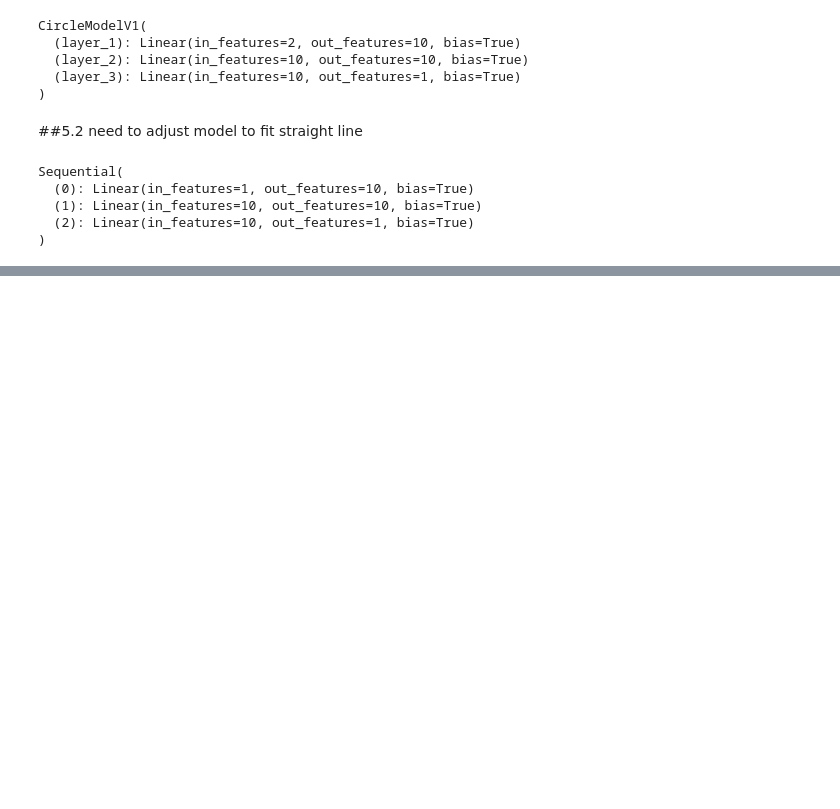
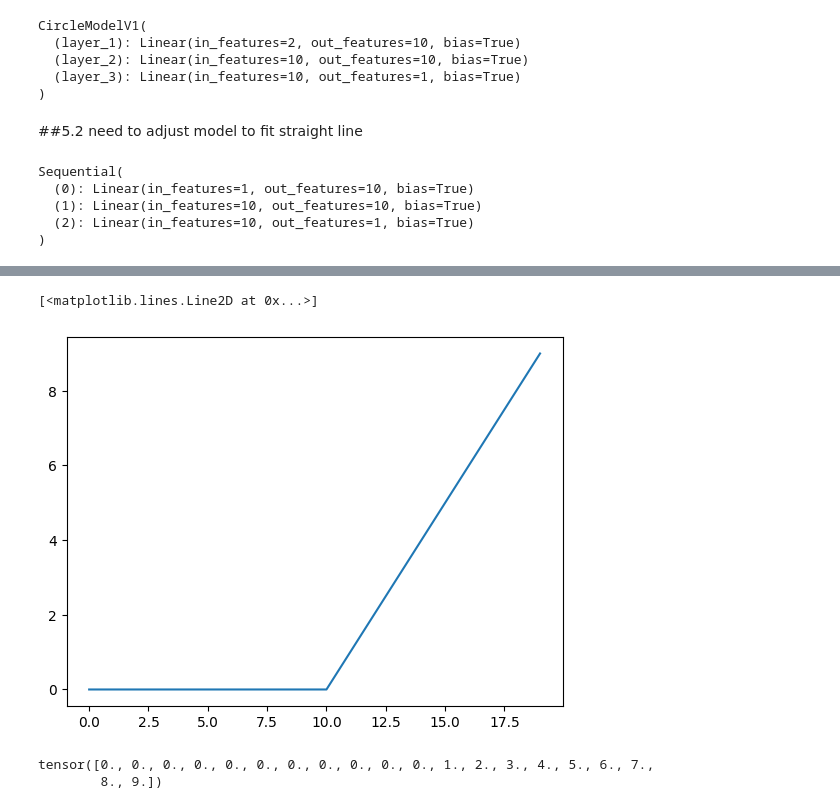
Before and after one commit to Manav010203/Quiz, a Jupyter notebook: 02_pytorch_classfication.ipynb, the cells around one changed output, grey strips where cells are left out. Cells and saved outputs as stored; diff of their text form; code cells hidden in the pictures; blank space fills up the shorter version.

```diff
--- a/02_pytorch_classfication.ipynb
+++ b/02_pytorch_classfication.ipynb
@@ -689,0 +865,13 @@ plot_predictions(train_data = X_train_reg.cpu(),
+# %%
+plt.plot(torch.relu(A))
+# %% [output]
+[<matplotlib.lines.Line2D at 0x...>]
+[figure, added]
+# %%
+def relu(x: torch.Tensor)->torch.Tensor:
+  return torch.max(torch.tensor(0),x)
+
+relu(A)
+# %% [output]
+tensor([0., 0., 0., 0., 0., 0., 0., 0., 0., 0., 0., 1., 2., 3., 4., 5., 6., 7.,
+        8., 9.])
```
Also changed, not shown: parts of 37 cells of this notebook.
